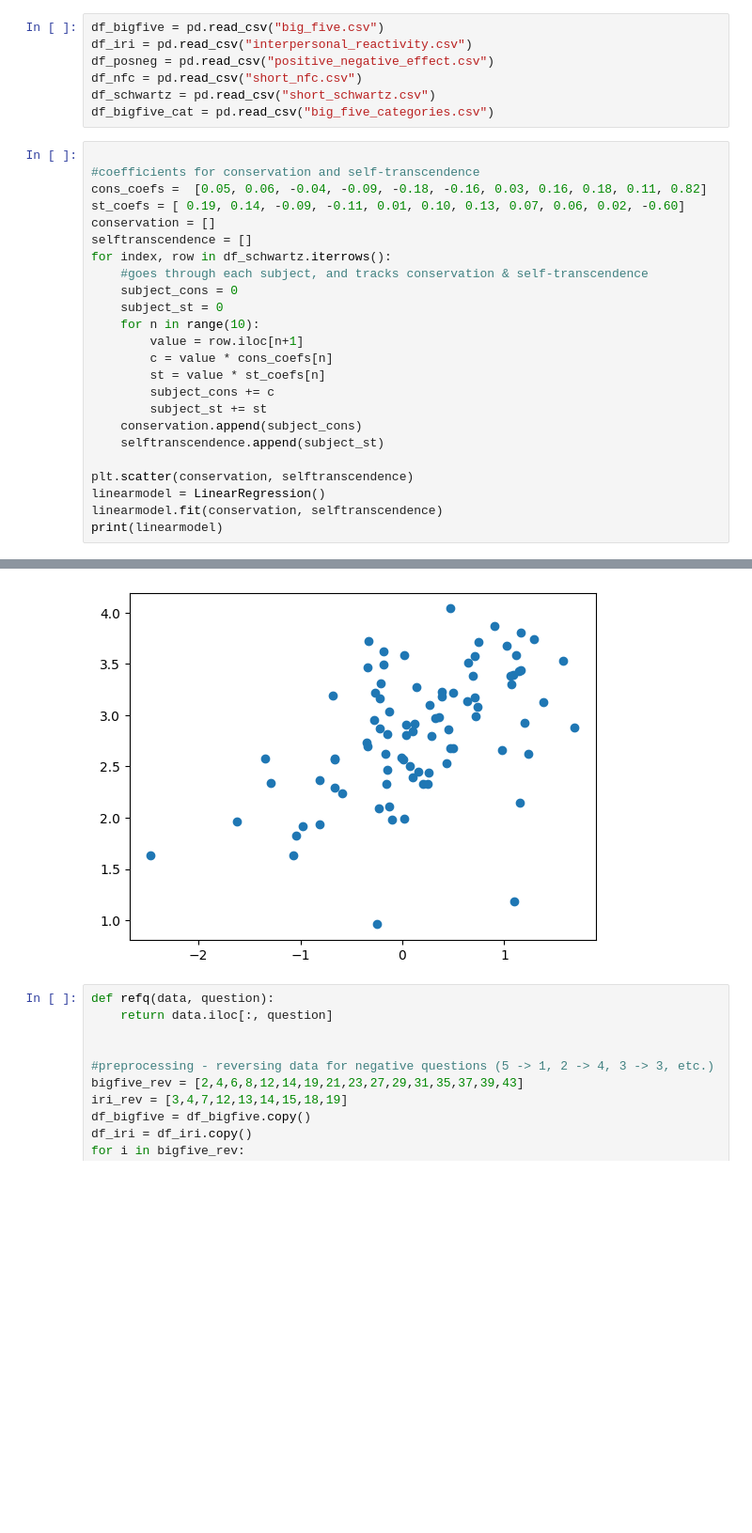
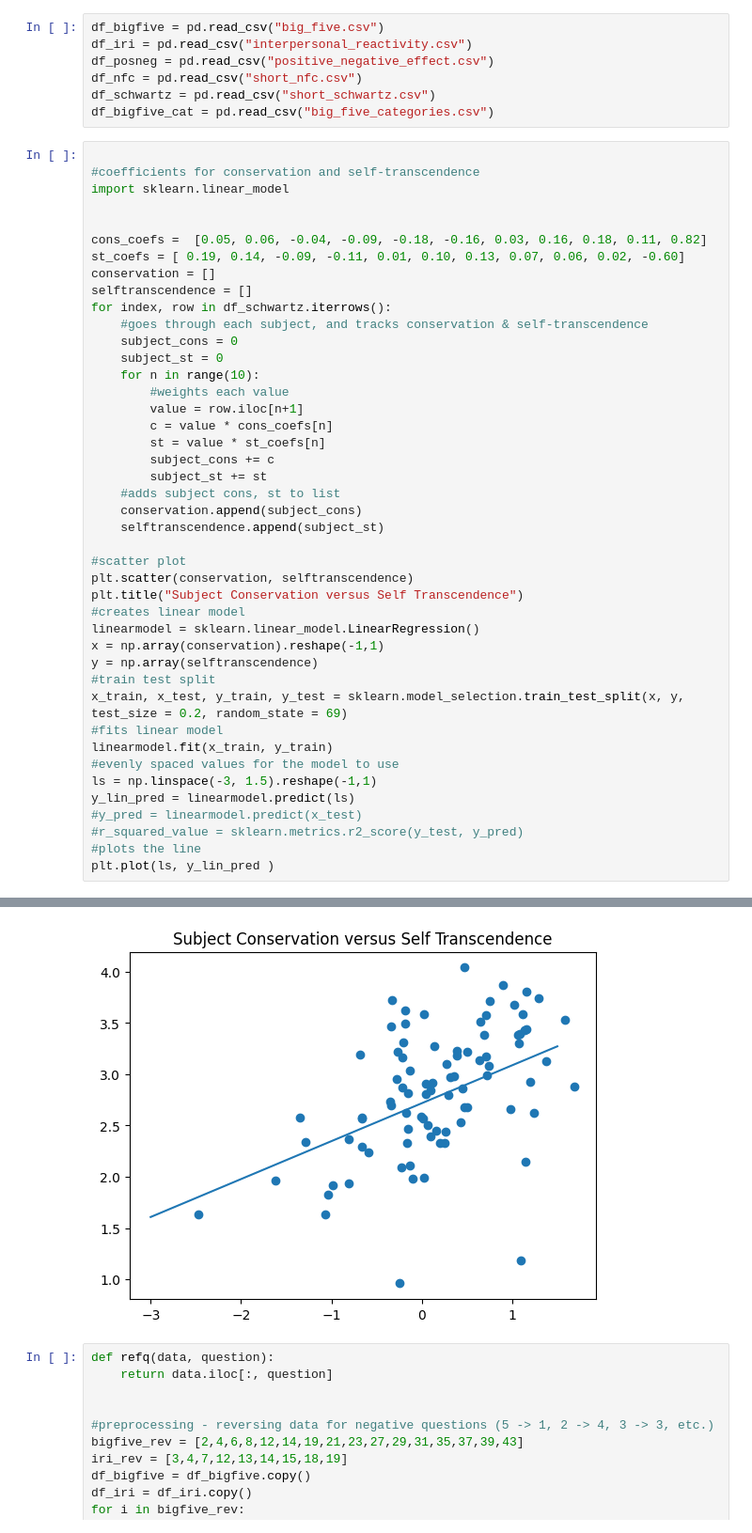
Before and after one commit to karl-1024/NeuroIntern, a Jupyter notebook: personality_analysis.ipynb, the cells around one changed output, grey strips where cells are left out. Shown at 94% size. Saved outputs shown, nothing was run; the diff lists cells and outputs as text; blank space fills up the shorter version.

```diff
--- a/personality_analysis.ipynb
+++ b/personality_analysis.ipynb
@@ -12,6 +13,9 @@ df_bigfive_cat = pd.read_csv("big_five_categories.csv")
 # %%
 
 #coefficients for conservation and self-transcendence
+import sklearn.linear_model
+
+
 cons_coefs =  [0.05, 0.06, -0.04, -0.09, -0.18, -0.16, 0.03, 0.16, 0.18, 0.11, 0.82]
 st_coefs = [ 0.19, 0.14, -0.09, -0.11, 0.01, 0.10, 0.13, 0.07, 0.06, 0.02, -0.60]
 conservation = []
@@ -21,16 +25,32 @@ for index, row in df_schwartz.iterrows():
     subject_cons = 0
     subject_st = 0
     for n in range(10):
+        #weights each value
         value = row.iloc[n+1]
         c = value * cons_coefs[n]
         st = value * st_coefs[n]
         subject_cons += c
         subject_st += st
+    #adds subject cons, st to list
     conservation.append(subject_cons)
     selftranscendence.append(subject_st)
 
+#scatter plot
 plt.scatter(conservation, selftranscendence)
-linearmodel = LinearRegression()
-linearmodel.fit(conservation, selftranscendence)
-print(linearmodel)
+plt.title("Subject Conservation versus Self Transcendence")
+#creates linear model
+linearmodel = sklearn.linear_model.LinearRegression()
+x = np.array(conservation).reshape(-1,1)
+y = np.array(selftranscendence)
+#train test split
+x_train, x_test, y_train, y_test = sklearn.model_selection.train_test_split(x, y, test_size = 0.2, random_state = 69)
+#fits linear model
+linearmodel.fit(x_train, y_train)
+#evenly spaced values for the model to use
+ls = np.linspace(-3, 1.5).reshape(-1,1)
+y_lin_pred = linearmodel.predict(ls)
+#y_pred = linearmodel.predict(x_test)
+#r_squared_value = sklearn.metrics.r2_score(y_test, y_pred)
+#plots the line
+plt.plot(ls, y_lin_pred )
 # %% [output]
@@ -38,4 +58,4 @@ NameError: name 'LinearRegression' is not defined
-[figure, old version]
+[figure, new version]
 # %%
 def refq(data, question):
     return data.iloc[:, question]
```
Also changed, not shown: parts of 2 cells of this notebook, 1 other file.
